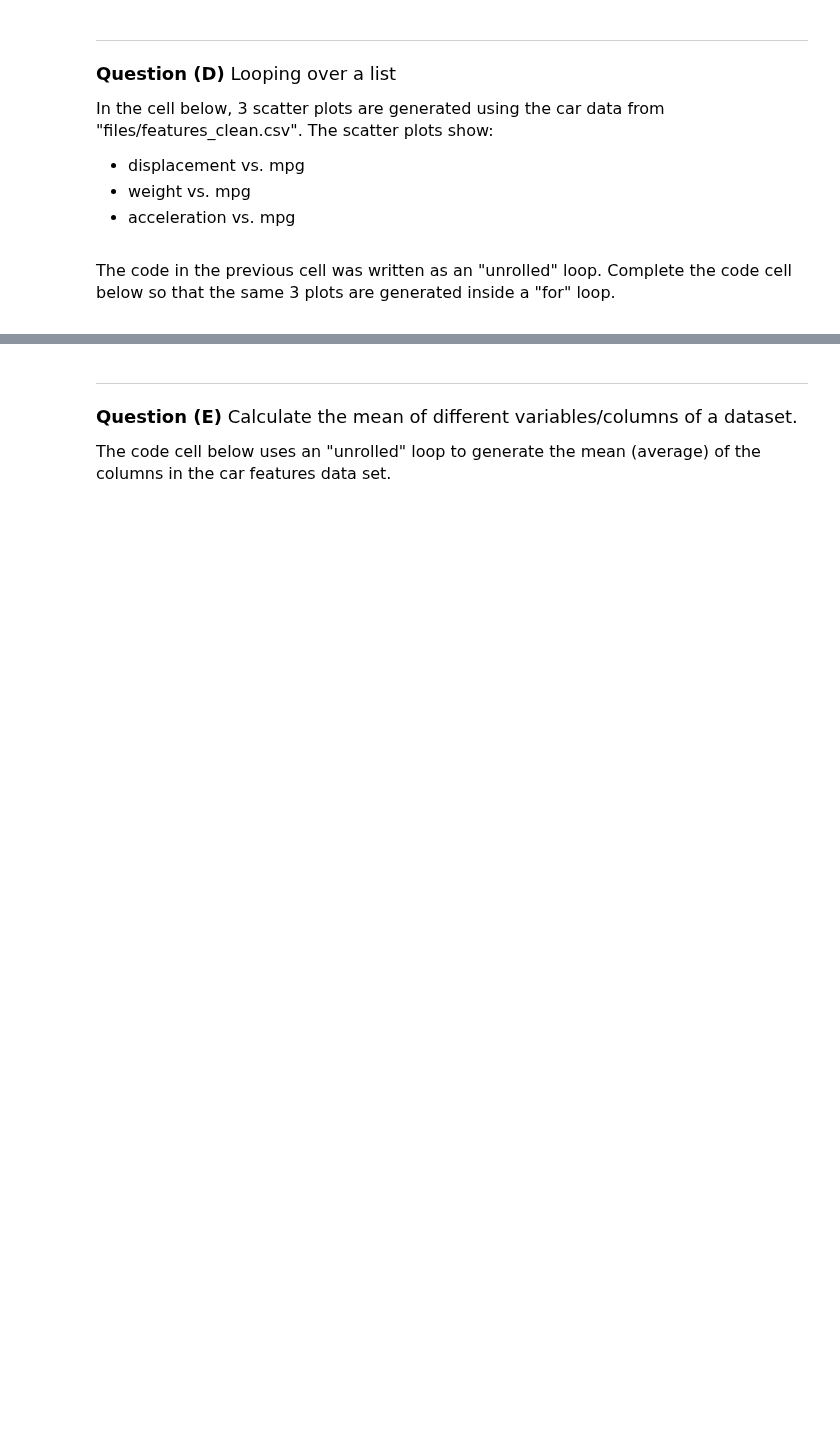
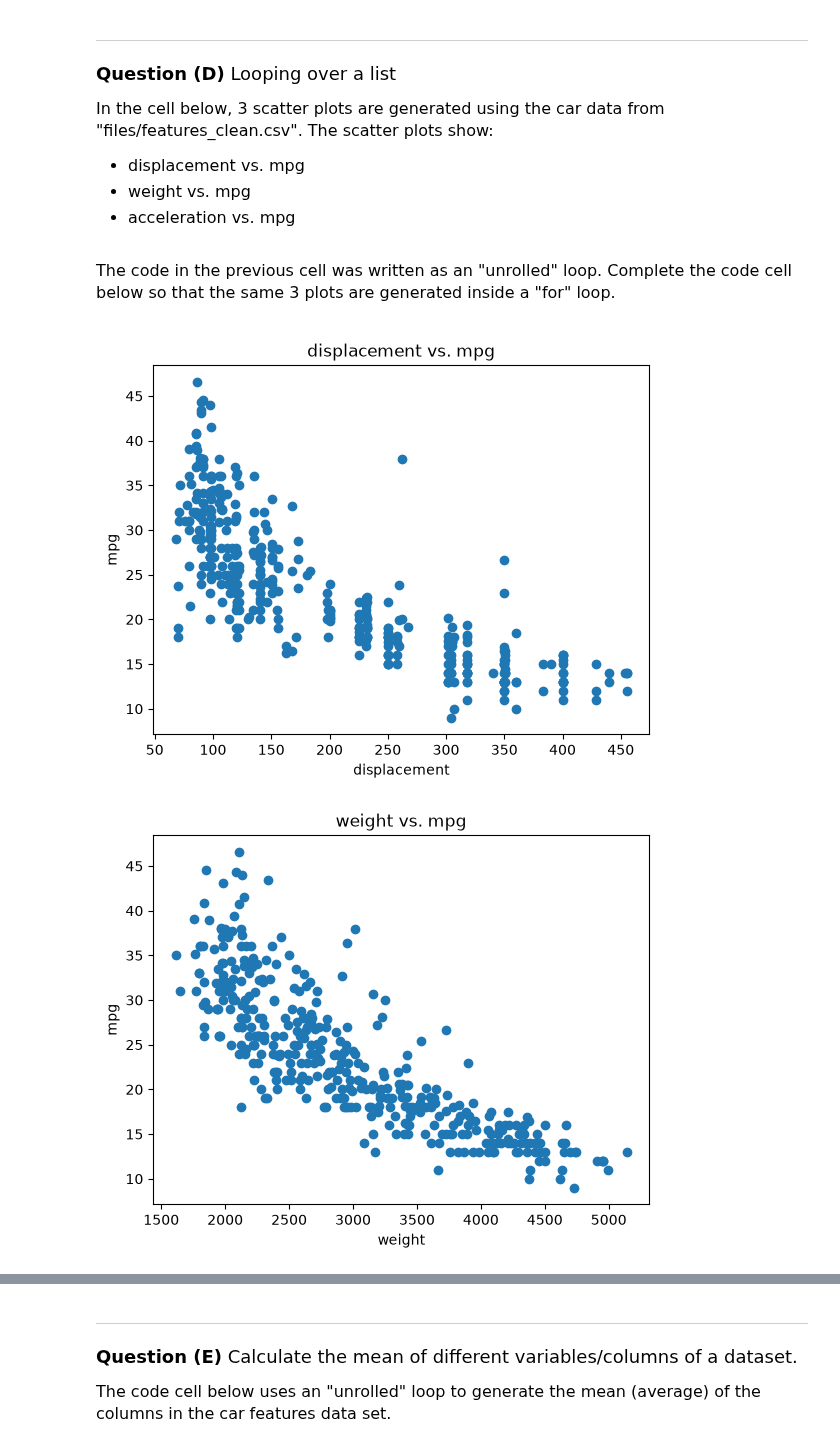
Before and after one commit to Mofinological78/datasci151fall2026, a Jupyter notebook: _quizzes/practice_quiz_2/practice_quiz.ipynb, the cells around one changed output, grey strips where cells are left out. Cells and saved outputs as stored; diff of their text form; code cells hidden in the pictures; blank space fills up the shorter version.

```diff
--- a/_quizzes/practice_quiz_2/practice_quiz.ipynb
+++ b/_quizzes/practice_quiz_2/practice_quiz.ipynb
@@ -139,8 +159,29 @@ plt.show()
 The code in the previous cell was written as an "unrolled" loop. Complete the code cell below so that the same 3 plots are generated inside a "for" loop.
 # %%
 # Setup code
+import pandas as pd
+import matplotlib.pyplot as plt
+
 df_cars = pd.read_csv("files/features_clean.csv")
 y_var = 'mpg'
 plot_variables = ['displacement', 'weight', 'acceleration']
 
 # Your code below
+
+# for index in range(3):
+#     x_var = plot_variables[index]
+#     plt.scatter(df_cars[x_var], df_cars[y_var])
+#     plt.xlabel(x_var)
+#     plt.ylabel(y_var)
+#     plt.title(x_var + " vs. " + y_var)
+#     plt.show()
+
+for x_var in plot_variables:
+    plt.scatter(df_cars[x_var], df_cars[y_var])
+    plt.xlabel(x_var)
+    plt.ylabel(y_var)
+    plt.title(x_var + " vs. " + y_var)
+    plt.show()
+# %% [output]
+[figure, added]
+[figure, added]
```
Also changed, not shown: parts of 6 cells of this notebook, 3 other files.
